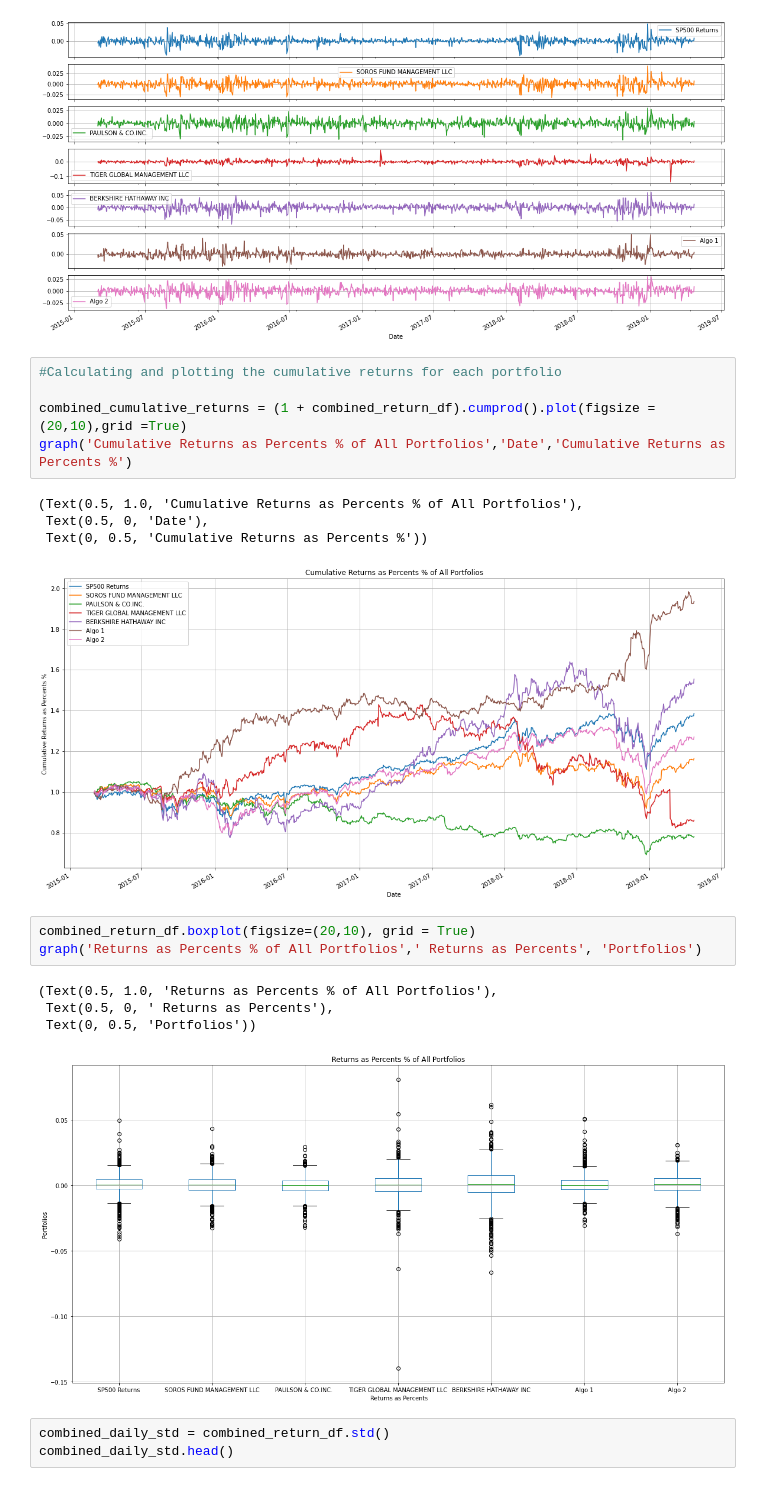
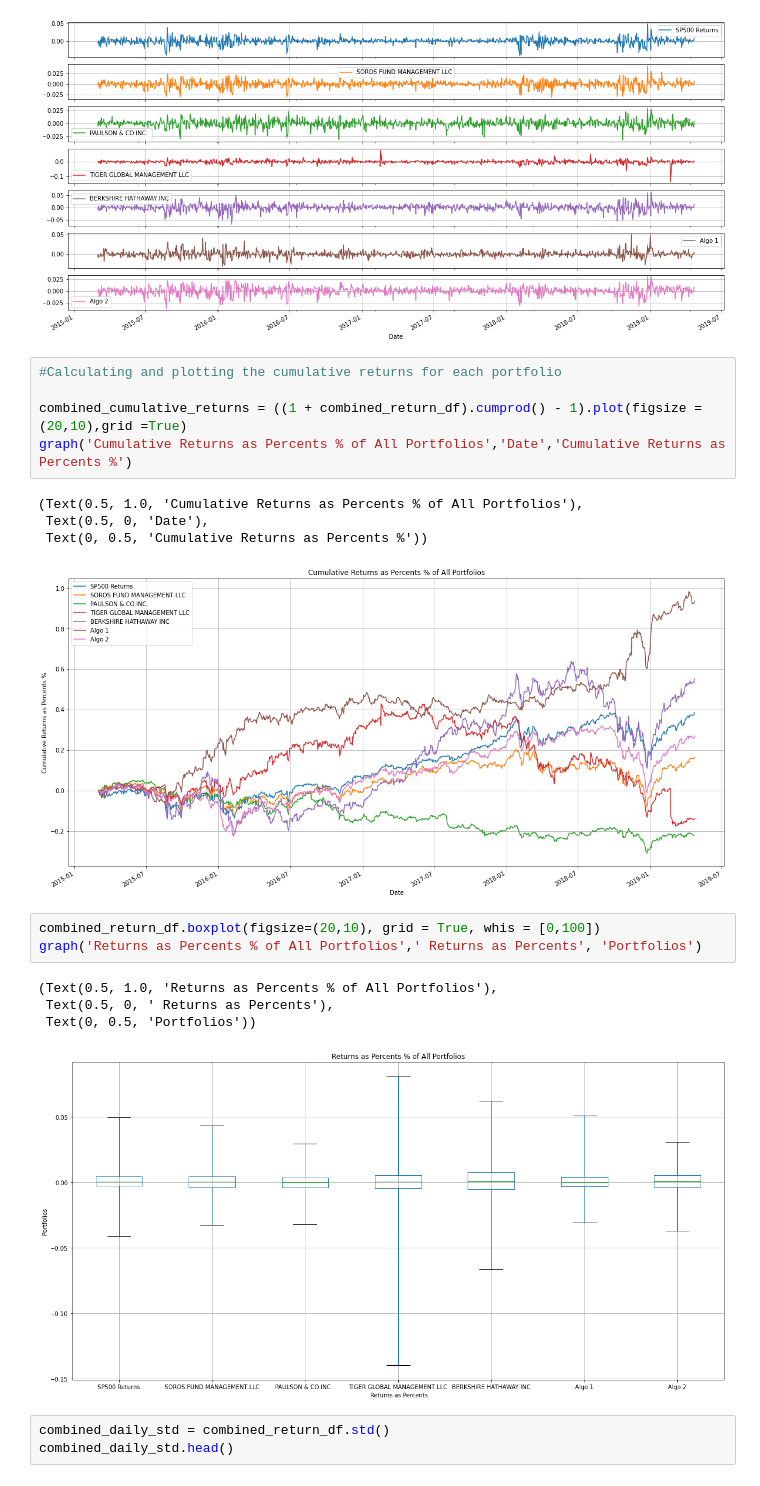
Before and after one commit to Tylryan/Portfolio_Analysis, a Jupyter notebook: Untitled.ipynb, the cells around one changed output. Drawn from its saved outputs; the diff is of its cells as text.

```diff
--- a/Untitled.ipynb
+++ b/Untitled.ipynb
@@ -169,21 +169,21 @@ plt.legend(loc ='lower left')
 # %%
 #Calculating and plotting the cumulative returns for each portfolio
 
-combined_cumulative_returns = (1 + combined_return_df).cumprod().plot(figsize = (20,10),grid =True)
+combined_cumulative_returns = ((1 + combined_return_df).cumprod() - 1).plot(figsize = (20,10),grid =True)
 graph('Cumulative Returns as Percents % of All Portfolios','Date','Cumulative Returns as Percents %')
 # %% [output]
 (Text(0.5, 1.0, 'Cumulative Returns as Percents % of All Portfolios'),
  Text(0.5, 0, 'Date'),
  Text(0, 0.5, 'Cumulative Returns as Percents %'))
-[figure, old version]
+[figure, new version]
 # %%
-combined_return_df.boxplot(figsize=(20,10), grid = True)
+combined_return_df.boxplot(figsize=(20,10), grid = True, whis = [0,100])
 graph('Returns as Percents % of All Portfolios',' Returns as Percents', 'Portfolios')
 # %% [output]
 (Text(0.5, 1.0, 'Returns as Percents % of All Portfolios'),
  Text(0.5, 0, ' Returns as Percents'),
  Text(0, 0.5, 'Portfolios'))
-[figure, old version]
+[figure, new version]
 # %%
 combined_daily_std = combined_return_df.std()
 combined_daily_std.head()
```
